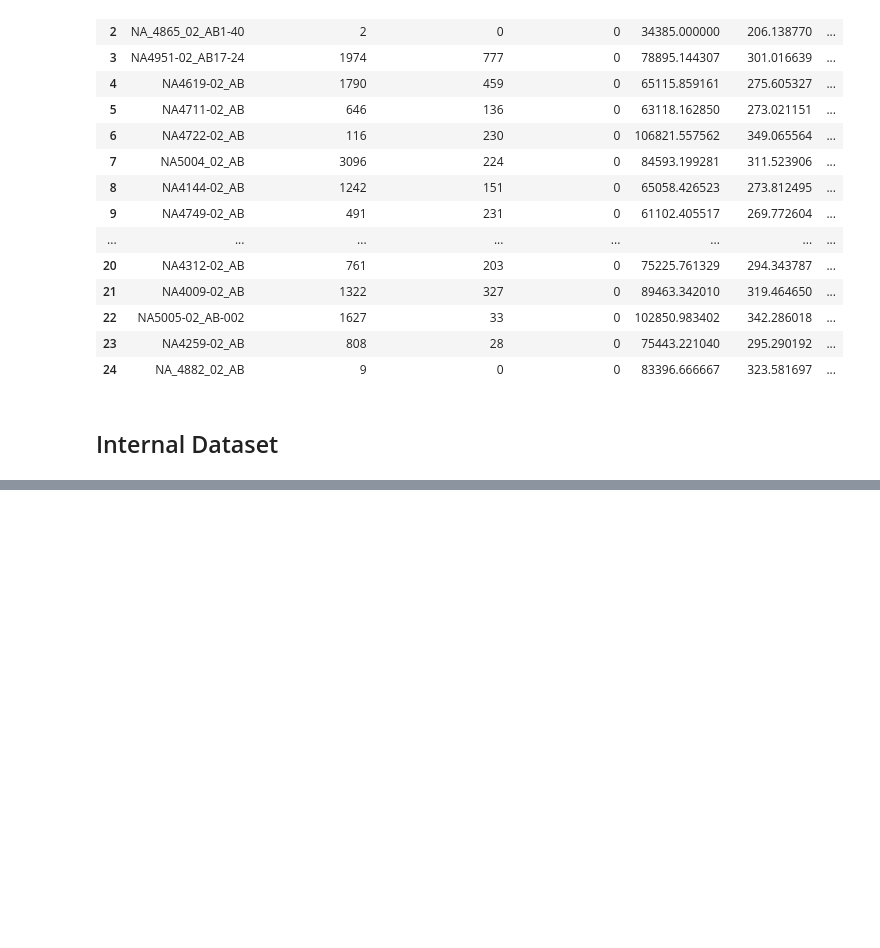
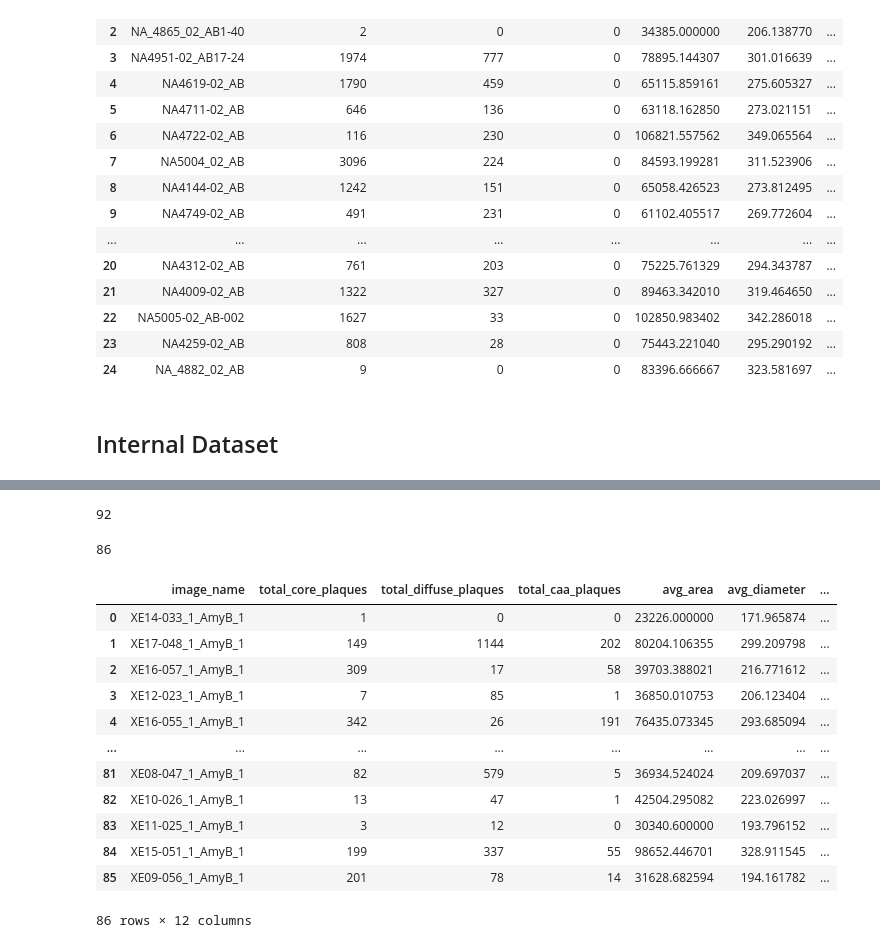
Before and after one commit to finkbeiner-lab/amyb-plaque-detection, a Jupyter notebook: src/data/merge_csv.py.ipynb, the cells around one changed output, grey strips where cells are left out. Saved outputs shown, nothing was run; the diff lists cells and outputs as text; code cells hidden in the pictures; blank space fills up the shorter version.

```diff
--- a/src/data/merge_csv.py.ipynb
+++ b/src/data/merge_csv.py.ipynb
@@ -100,11 +104,15 @@ result_df
 # %%
-csv_dir = "/gladstone/finkbeiner/steve/work/data/npsad_data/vivek/csv_data/Internal_dataset/"
+csv_new_dir ="/gladstone/finkbeiner/steve/work/data/npsad_data/vivek/csv_merged_data"
 # %%
 ## correcting count in Internal_dataset output for core, caa count
 csv_files = glob.glob(os.path.join(csv_dir, "*.csv"))
 for csv_file in csv_files:
-    csv_file_df = pd.read_csv(csv_file)
-    csv_file_df["core"] = np.where(csv_file_df["label"]=="Cored", 1, 0)
-    csv_file_df["diffuse"] = np.where(csv_file_df["label"]=="Diffuse", 1, 0)
-    csv_file_df["caa"] = np.where(csv_file_df["label"]=="CAA", 1, 0)
-    csv_file_df.to_csv(csv_file)
+    try:
+        #file.csv is an empty csv file
+        csv_file_df = pd.read_csv(csv_file)
+        csv_file_df["core"] = np.where(csv_file_df["label"]=="Cored", 1, 0)
+        csv_file_df["diffuse"] = np.where(csv_file_df["label"]=="Diffuse", 1, 0)
+        csv_file_df["caa"] = np.where(csv_file_df["label"]=="CAA", 1, 0)
+        csv_file_df.to_csv(csv_file)
+    except pd.errors.EmptyDataError:
+        print("The CSV file is empty",":", csv_file)
@@ -133,15 +146,16 @@ for csv_file in csv_files:
 
     image_name = os.path.basename(x[0])
     final_img_name = image_name + ".mrxs"
-    final_img_name = final_img_name.split("_1_")[0]
+    final_img_name = final_img_name.split("_")[0]
 
-
+    #print(final_img_name)
     # Use the filename from image metadata to match the corresponding entry at clinical metadata
 
     if is_non_zero_file(csv_file):
         img_attr_df = pd.read_csv(csv_file)
-        img_clinical_df = image_clinical_df[image_clinical_df['Imaging_XENum'] == final_img_name]
-
+        img_clinical_df = image_clinical_df[image_clinical_df['XENum'] == final_img_name]
+        if len(img_clinical_df)==0:
+            print("cant find in clinical data", csv_file)
         if len(img_clinical_df)!=0:
 
 
@@ -156,19 +170,23 @@ for csv_file in csv_files:
                                                       'age':img_clinical_df["Age"].values[0],
                                                       'sex':img_clinical_df["Sex"].values[0],
                                                       'ethinicity':img_clinical_df["Ethnicity"].values[0],
-                                                      'Dx':img_clinical_df["Dx"].values[0]
-
+                                                      'Dx':img_clinical_df["Dx"].values[0],
+                                                      "Plq_Mn":img_clinical_df["Plq_Mn"].values[0]
+                                                      ,"Plq_Mn_MFG":img_clinical_df["Plq_Mn"].values[0] ,
+                                                      "CDRScore":img_clinical_df["CDRScore"].values[0],
+                                                      "prs_AD2":img_clinical_df["prs_AD2"].values[0]
                                                      }])
 
             result_df = pd.concat([result_df, data_record], ignore_index=True)
 
-
+    else:
+        print("zero size csv file",csv_file)
 
 #         updated_img_df = pd.concat([updated_img_df, img_clinical_df], axis=1).reindex(updated_img_df.index)
 #         save_csv = "final_quantify.csv"
 #         updated_img_df.to_csv(os.path.join(csv_new_dir, save_csv))
 #         result_df = pd.concat([result_df, updated_img_df], axis=1)
 
-save_csv = "final_quantify.csv"
+save_csv = "final_quantify_new.csv"
 result_df["total_plaques"] = result_df["total_core_plaques"] + result_df["total_diffuse_plaques"]+ result_df["total_caa_plaques"]
 result_df.to_csv(os.path.join(csv_new_dir, save_csv))
@@ -174,0 +200,24 @@ result_df.to_csv(os.path.join(csv_new_dir, save_csv))
+# %%
+len(csv_files)
+# %% [output]
+92
+# %%
+len(result_df)
+# %% [output]
+86
+# %%
+result_df
+# %% [output]
+|  | image_name | total_core_plaques | total_diffuse_plaques | total_caa_plaques | avg_area | avg_diameter | ... |
+| 0 | XE14-033_1_AmyB_1 | 1 | 0 | 0 | 23226.000000 | 171.965874 | ... |
+| 1 | XE17-048_1_AmyB_1 | 149 | 1144 | 202 | 80204.106355 | 299.209798 | ... |
+| 2 | XE16-057_1_AmyB_1 | 309 | 17 | 58 | 39703.388021 | 216.771612 | ... |
+| 3 | XE12-023_1_AmyB_1 | 7 | 85 | 1 | 36850.010753 | 206.123404 | ... |
+| 4 | XE16-055_1_AmyB_1 | 342 | 26 | 191 | 76435.073345 | 293.685094 | ... |
+| ... | ... | ... | ... | ... | ... | ... | ... |
+| 81 | XE08-047_1_AmyB_1 | 82 | 579 | 5 | 36934.524024 | 209.697037 | ... |
+| 82 | XE10-026_1_AmyB_1 | 13 | 47 | 1 | 42504.295082 | 223.026997 | ... |
+| 83 | XE11-025_1_AmyB_1 | 3 | 12 | 0 | 30340.600000 | 193.796152 | ... |
+| 84 | XE15-051_1_AmyB_1 | 199 | 337 | 55 | 98652.446701 | 328.911545 | ... |
+| 85 | XE09-056_1_AmyB_1 | 201 | 78 | 14 | 31628.682594 | 194.161782 | ... |
+86 rows × 12 columns
```
Also changed, not shown: parts of 6 cells of this notebook, 5 other files.
